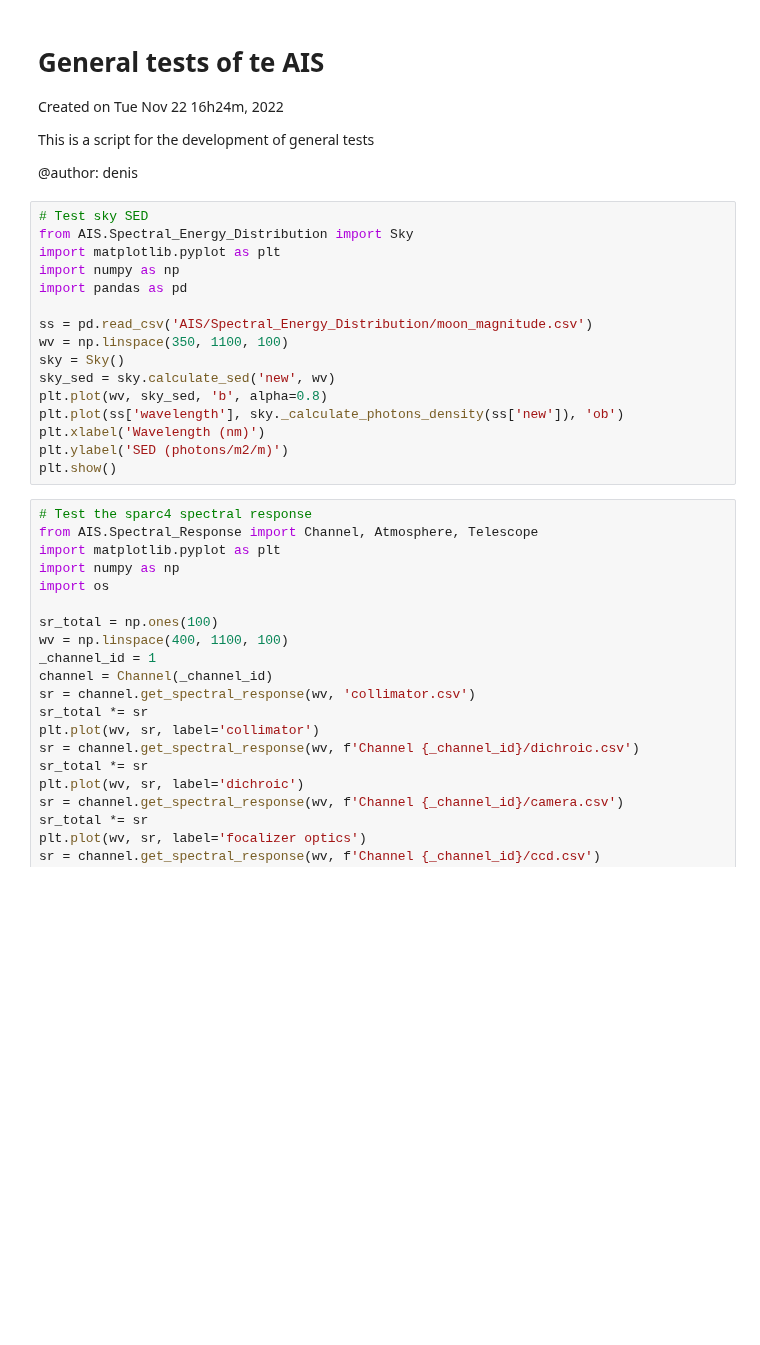
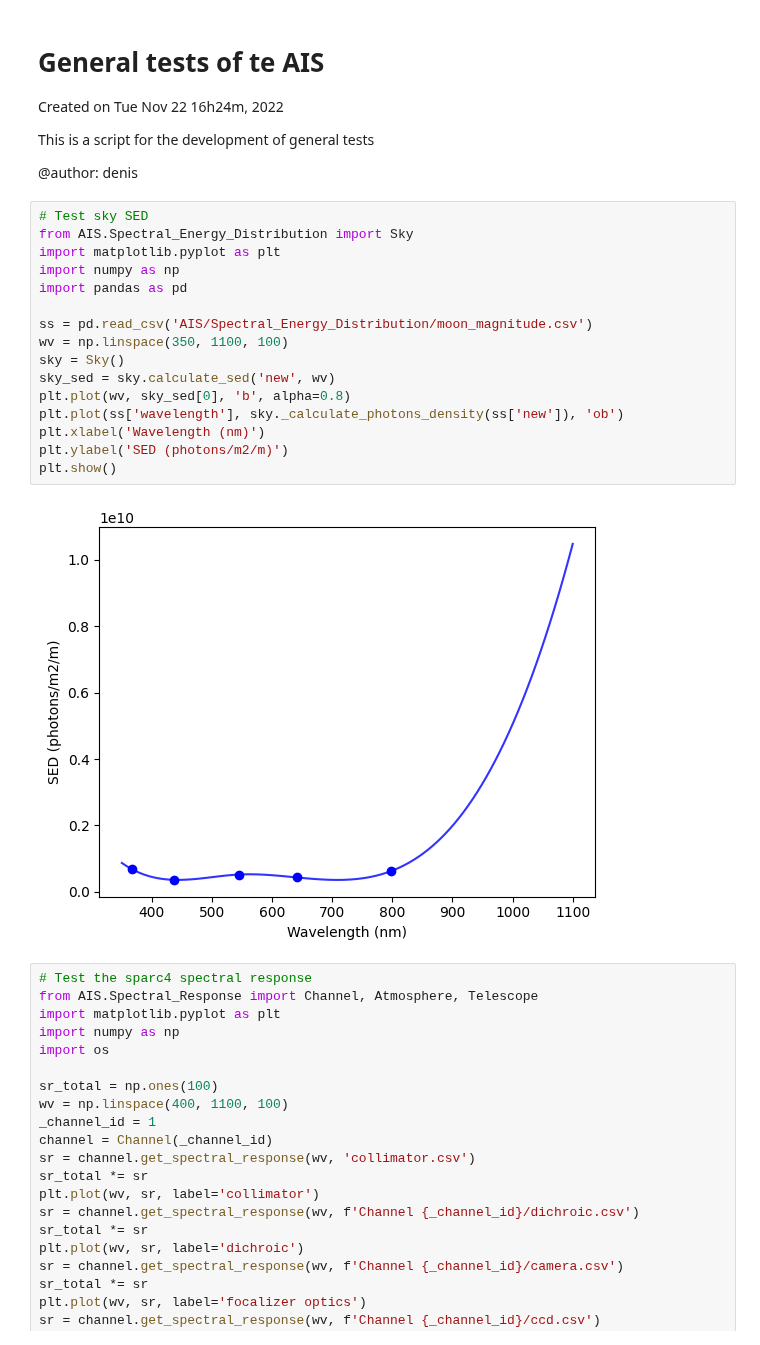
Before and after one commit to DBernardes/AIS, a Jupyter notebook: general_tests.ipynb, the cells around one changed output. Cells and saved outputs as stored; diff of their text form; blank space fills up the shorter version.

```diff
--- a/general_tests.ipynb
+++ b/general_tests.ipynb
@@ -9,19 +9,21 @@ This is a script for the development of general tests
 # %%
 # Test sky SED
 from AIS.Spectral_Energy_Distribution import Sky
 import matplotlib.pyplot as plt
 import numpy as np
 import pandas as pd
 
 ss = pd.read_csv('AIS/Spectral_Energy_Distribution/moon_magnitude.csv')
 wv = np.linspace(350, 1100, 100)
 sky = Sky()
 sky_sed = sky.calculate_sed('new', wv)
-plt.plot(wv, sky_sed, 'b', alpha=0.8)
+plt.plot(wv, sky_sed[0], 'b', alpha=0.8)
 plt.plot(ss['wavelength'], sky._calculate_photons_density(ss['new']), 'ob')
 plt.xlabel('Wavelength (nm)')
 plt.ylabel('SED (photons/m2/m)')
 plt.show()
+# %% [output]
+[figure, added]
 # %%
 # Test the sparc4 spectral response
 from AIS.Spectral_Response import Channel, Atmosphere, Telescope
```
Also changed, not shown: parts of 4 cells of this notebook, 5 other files.
